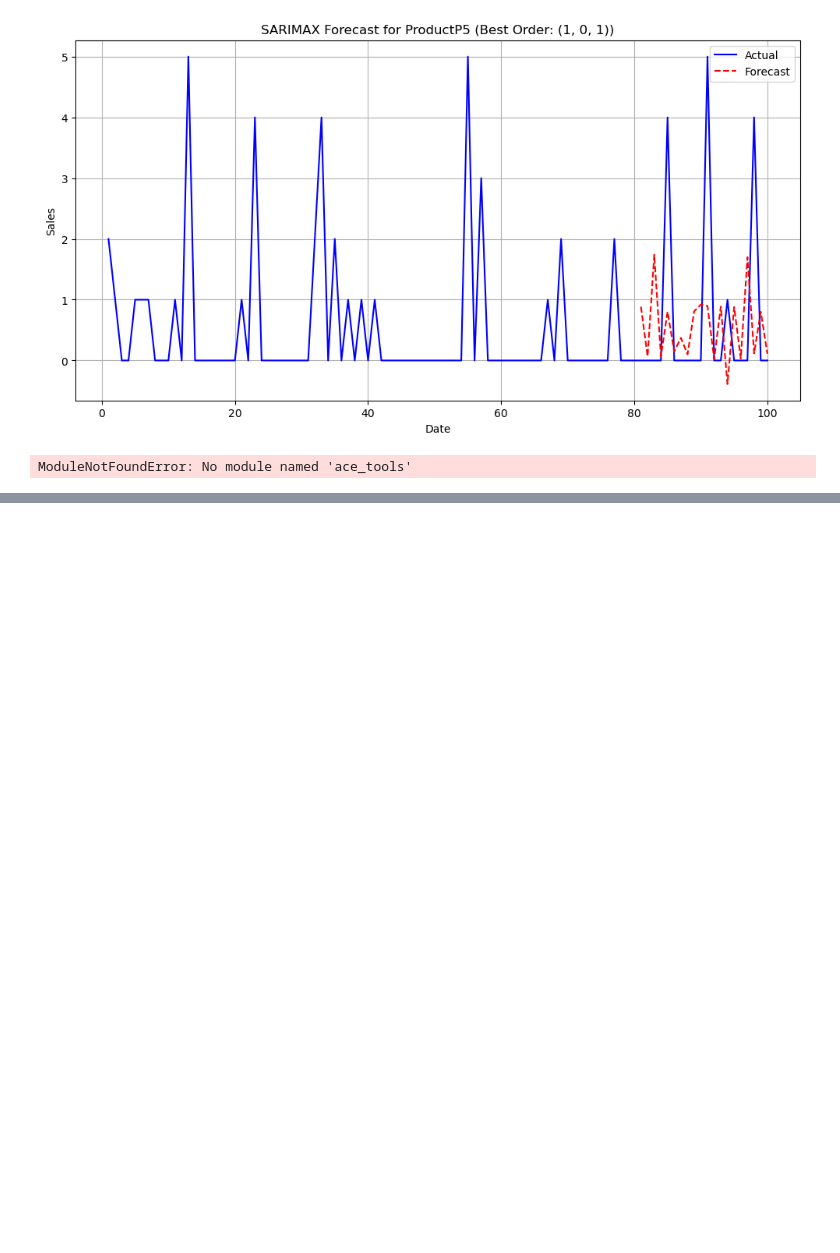
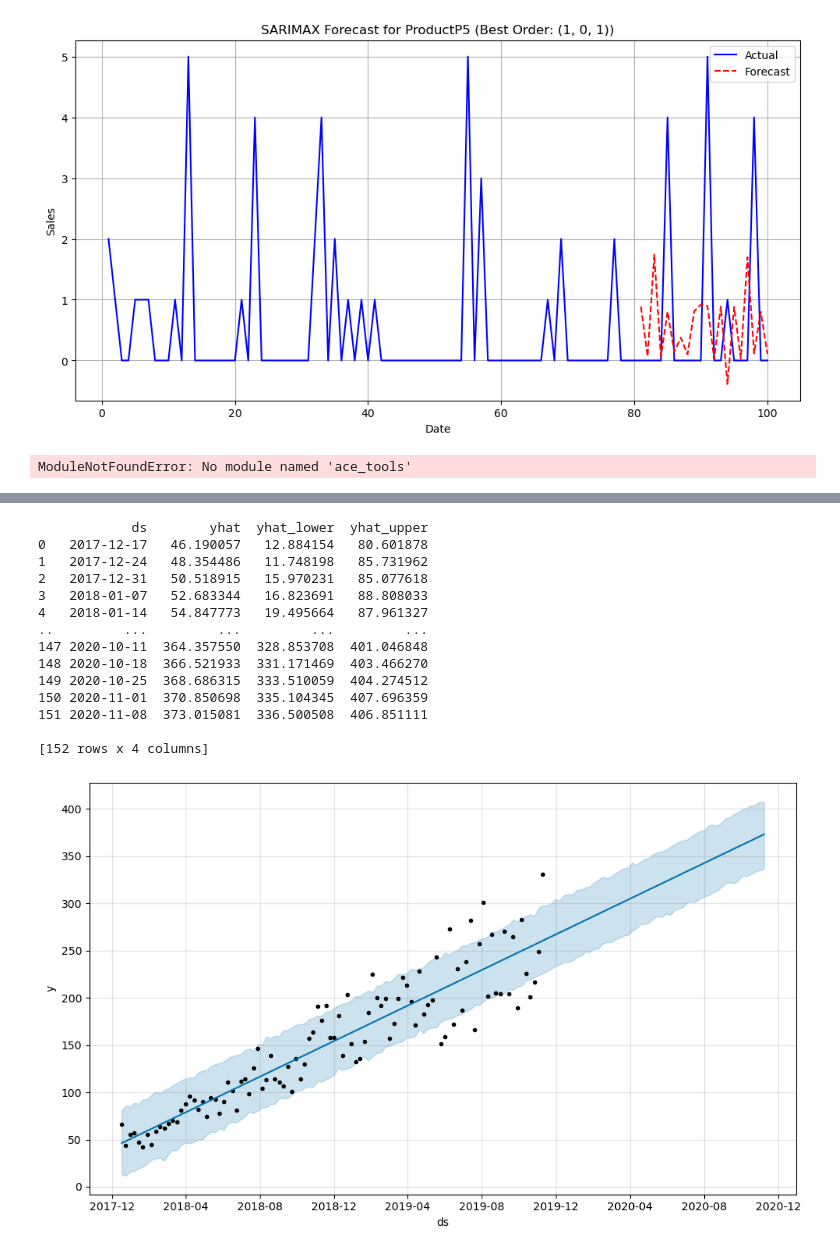
Before and after one commit to Suraj-st/PrinciplesOfDataScience_Group2, a Jupyter notebook: Suneth/Group.ipynb, the cells around one changed output, grey strips where cells are left out. Drawn from its saved outputs; the diff is of its cells as text; code cells hidden in the pictures; blank space fills up the shorter version.

```diff
--- a/Suneth/Group.ipynb
+++ b/Suneth/Group.ipynb
@@ -827,0 +931,55 @@ ModuleNotFoundError: No module named 'ace_tools'
+# %%
+# Forecast - Product 2
+import pandas as pd
+from prophet import Prophet
+import matplotlib.pyplot as plt
+
+# Load the dataset
+df_time_series = pd.read_csv("D:/Personal/MSc/MSc. Data Science/Lecture Notes/2. Principles of DS/Assignment and Passpapers/Assignments/Portfolio/Group Work/time series data.csv")  # Ensure correct file path
+
+# Convert 't' column to datetime assuming it's indexed numerically
+end_date = "2019-11-10"  # Last known data collection date
+df_time_series['ds'] = pd.date_range(end=end_date, periods=len(df_time_series), freq='W')
+
+# Selecting ProductP1 for forecasting
+df_forecast = df_time_series[['ds', 'ProductP2']].rename(columns={'ProductP2': 'y'})
+
+# Initialize and train the Prophet model
+model = Prophet()
+model.fit(df_forecast)
+
+# Create future dataframe for the next 12 months (52 weeks)
+future = model.make_future_dataframe(periods=52, freq='W')
+
+# Generate forecast
+forecast = model.predict(future)
+
+# Display forecasted data
+print(forecast[['ds', 'yhat', 'yhat_lower', 'yhat_upper']])
+
+# Plot forecast
+fig = model.plot(forecast)
+plt.show()
+
+from prophet import Prophet
+
+# Initialize model with tuned parameters
+model = Prophet(
+    seasonality_mode='multiplicative',
+    changepoint_prior_scale=0.1
+)
+
+# Add custom seasonality
+model.add_seasonality(name='weekly', period=7, fourier_order=5)
+model.add_seasonality(name='monthly', period=30.5, fourier_order=10)
+
+# Fit the model
+model.fit(df)
+
+# Predict future sales
+future = model.make_future_dataframe(periods=52, freq='W')
+forecast = model.predict(future)
+
+# Plot results
+model.plot(forecast)
+# %% [output]
@@ -827,0 +988,15 @@ ModuleNotFoundError: No module named 'ace_tools'
+            ds        yhat  yhat_lower  yhat_upper
+0   2017-12-17   46.190057   12.884154   80.601878
+1   2017-12-24   48.354486   11.748198   85.731962
+2   2017-12-31   50.518915   15.970231   85.077618
+3   2018-01-07   52.683344   16.823691   88.808033
+4   2018-01-14   54.847773   19.495664   87.961327
+..         ...         ...         ...         ...
+147 2020-10-11  364.357550  328.853708  401.046848
+148 2020-10-18  366.521933  331.171469  403.466270
+149 2020-10-25  368.686315  333.510059  404.274512
+150 2020-11-01  370.850698  335.104345  407.696359
+151 2020-11-08  373.015081  336.500508  406.851111
+
+[152 rows x 4 columns]
+[figure, added]
```
Also changed, not shown: parts of 9 cells of this notebook.
